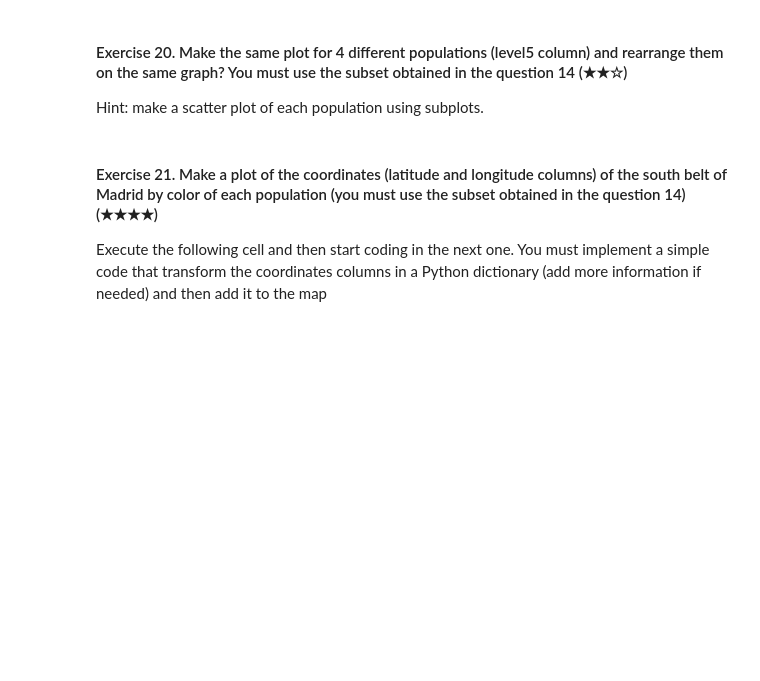
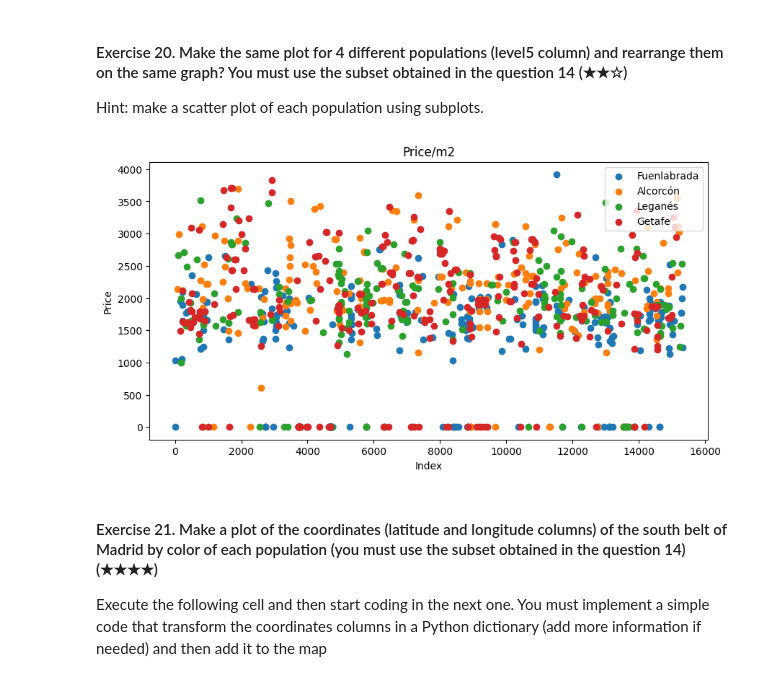
Before and after one commit to Elisag28/Real_estate_datacleanup, a Jupyter notebook: project.ipynb, the cells around one changed output. Saved outputs shown, nothing was run; the diff lists cells and outputs as text; code cells hidden in the pictures; blank space fills up the shorter version.

```diff
--- a/project.ipynb
+++ b/project.ipynb
@@ -342,6 +368,21 @@ The average price per square meter in Alcorcón is: 2238€
 Hint: make a scatter plot of each population using subplots.
 # %%
 # TODO
+mad_south = neew['level5'].drop_duplicates()
+population = ['Fuenlabrada', 'Leganés', 'Getafe', 'Alcorcón']
+
+fig, ax = plt.subplots(figsize = (10,5))
+for population in mad_south:
+    subset = neew[neew['level5'] == population]
+    ax.scatter(subset.index, subset['PPS'], label = population)
+
+ax.set_xlabel('Index')
+ax.set_ylabel('Price')
+ax.set_title('Price/m2')
+ax.legend()
+plt.show()
+# %% [output]
+[figure, added]
 # %% [markdown]
 #### Exercise 21. Make a plot of the coordinates (latitude and longitude columns) of the south belt of Madrid by color of each population (you must use the subset obtained in the question 14) (★★★★)
 
```
Also changed, not shown: parts of 9 cells of this notebook.
